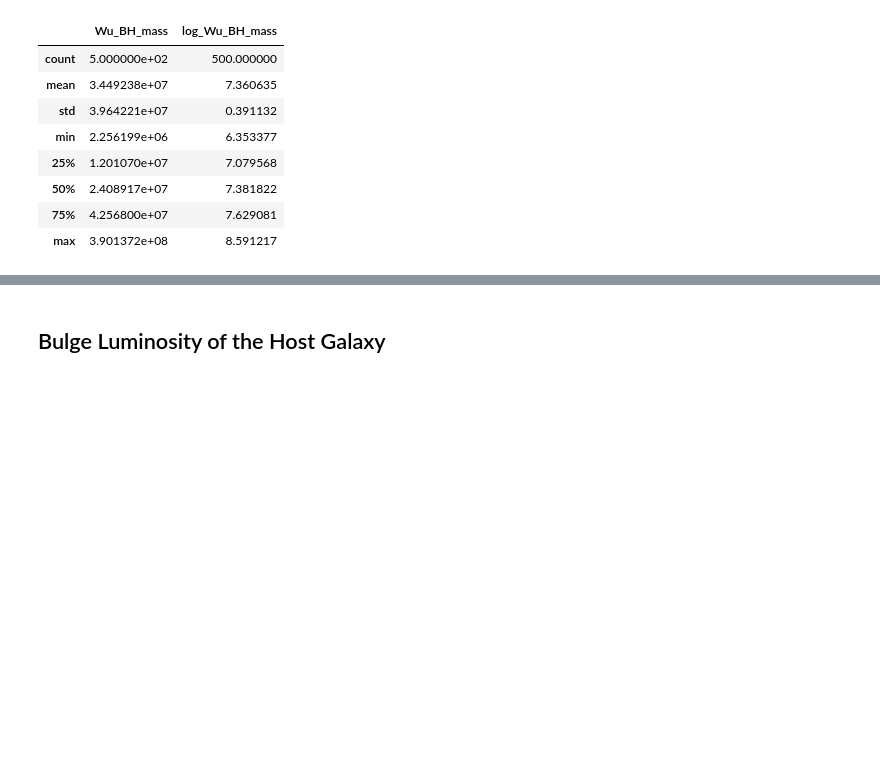
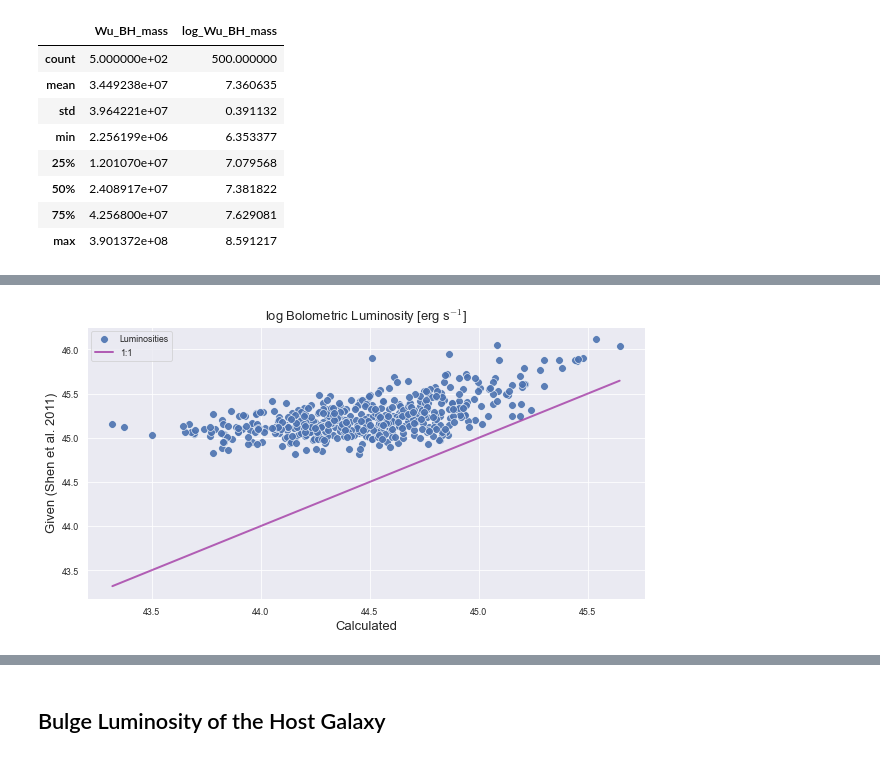
Before and after one commit to NicoGalvarino/AGN_Tutorials_Git, a Jupyter notebook: Tutorial_3_BH_params/Tutorial_3_BH_AD.ipynb, the cells around one changed output, grey strips where cells are left out. Cells and saved outputs as stored; diff of their text form; code cells hidden in the pictures; blank space fills up the shorter version.

```diff
--- a/Tutorial_3_BH_params/Tutorial_3_BH_AD.ipynb
+++ b/Tutorial_3_BH_params/Tutorial_3_BH_AD.ipynb
@@ -561,0 +573,15 @@ qsos[['Wu_BH_mass', 'log_Wu_BH_mass']].describe()  # good estimates!
+# %%
+def log_Lbol_Wu(log_L_h_beta):
+    '''
+    Formula #8 from Wu 2009
+
+    Input:
+    log_L_h_beta: log of the luminosity of H beta line in erg / s
+
+    Output:
+    log of the bolometric luminosity in erg / s
+    '''
+    return 0.94 * log_L_h_beta + 5.39
+# %%
+qsos['Wu_log_Lbol'] = qsos.apply(lambda x: log_Lbol_Wu(x['my_log_L_h_beta']), axis=1)
+qsos[['Wu_log_Lbol', 'log_Lbol']].describe()
@@ -561,0 +598,18 @@ qsos[['Wu_BH_mass', 'log_Wu_BH_mass']].describe()  # good estimates!
+# %%
+f, ax = plt.subplots(figsize=(10, 5))
+
+sns.scatterplot(data=qsos, x='Wu_log_Lbol', y='log_Lbol', palette='colorblind',
+                s=60, alpha=0.9, label='Luminosities')
+
+x_to_plot = np.linspace(qsos['Wu_log_Lbol'].min(), qsos['Wu_log_Lbol'].max(), 50)
+sns.lineplot(x_to_plot, x_to_plot, linewidth=2, color='darkmagenta', label='1:1', alpha=0.6)
+
+plt.xlabel(r'Calculated', fontsize=13);
+plt.ylabel('Given (Shen et al. 2011)', fontsize=13);
+plt.title(r'log Bolometric Luminosity [erg s$^{-1}$]', fontsize=13);
+
+# plt.savefig('calculated_vs_given_Wu_Lbol.pdf')
+
+plt.show()
+# %% [output]
+[figure, added]
```
Also changed, not shown: parts of 11 cells of this notebook, 3 other files.
